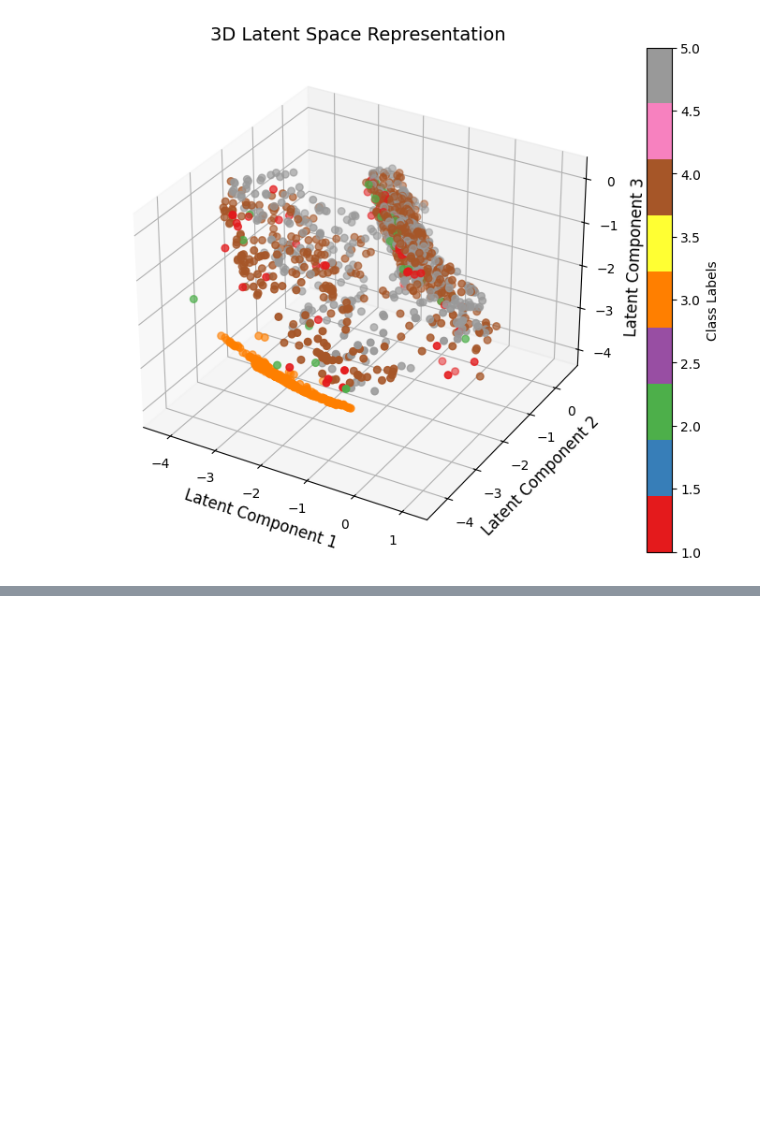
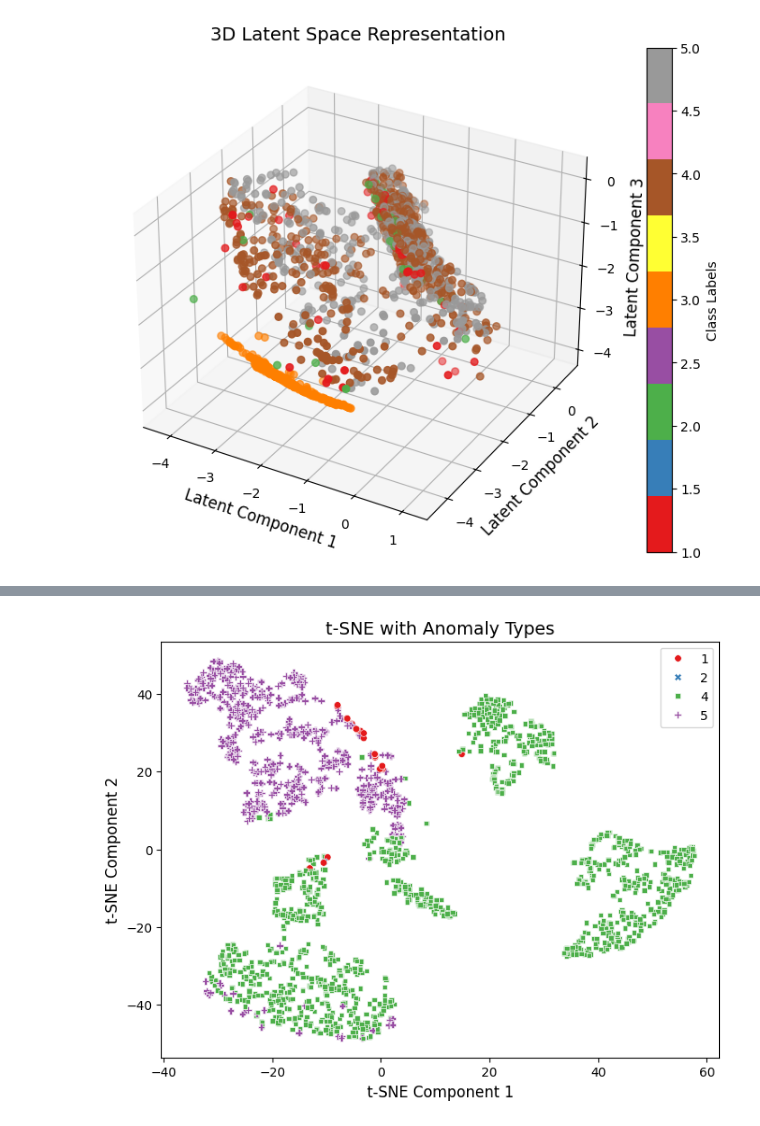
Before and after one commit to darosali/explainable-latent-classifiers, a Jupyter notebook: amaretto.ipynb, the cells around one changed output, grey strips where cells are left out. Cells and saved outputs as stored; diff of their text form; code cells hidden in the pictures; blank space fills up the shorter version.

```diff
--- a/amaretto.ipynb
+++ b/amaretto.ipynb
@@ -390,0 +599,10 @@ plt.show()
+# %%
+plt.figure(figsize=(8, 6))
+sns.scatterplot(x=X_embedded[:, 0], y=X_embedded[:, 1], hue=y_pred_a, palette="Set1", s=30, style=y_pred_a, legend="full")
+plt.title('t-SNE with Anomaly Types', fontsize=14)
+plt.xlabel('t-SNE Component 1', fontsize=12)
+plt.ylabel('t-SNE Component 2', fontsize=12)
+#plt.legend(title="Labels", labels=["Normal", "Fraud"])
+plt.show()
+# %% [output]
+[figure, added]
```
Also changed, not shown: parts of 30 cells of this notebook.
